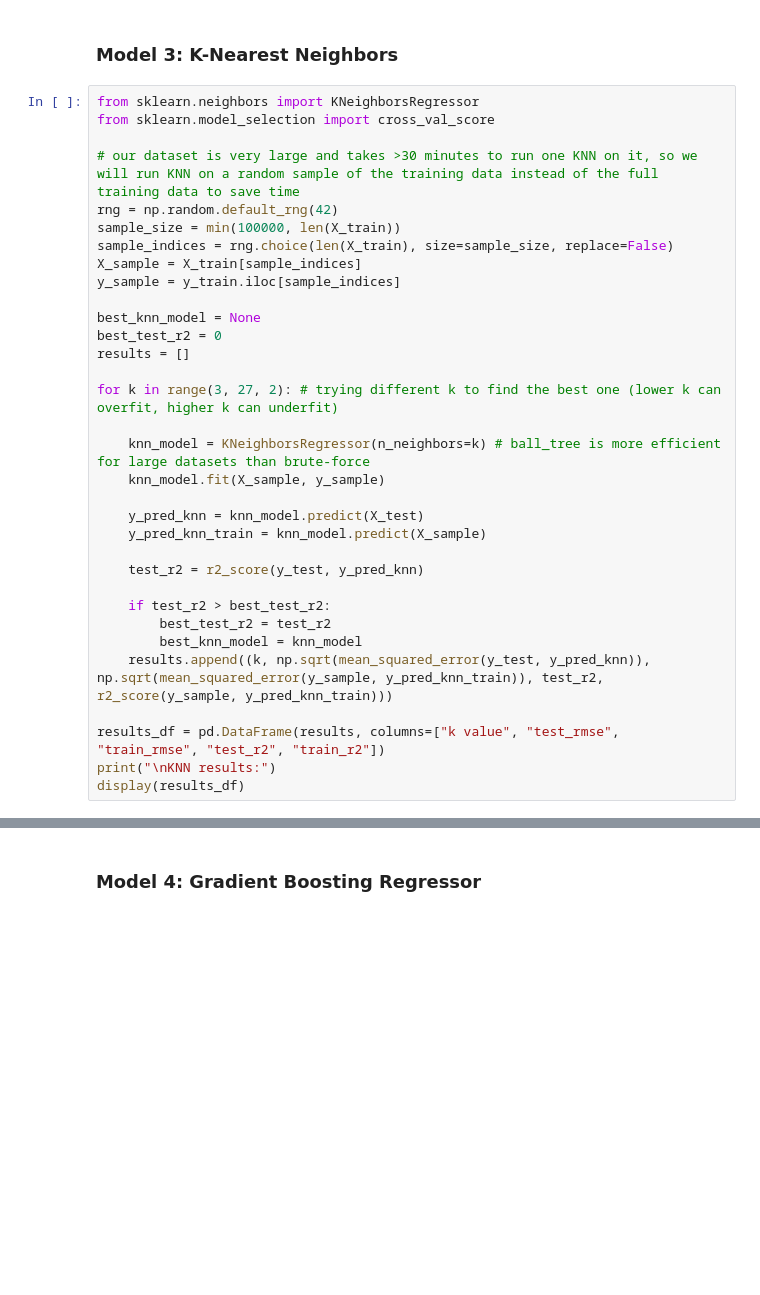
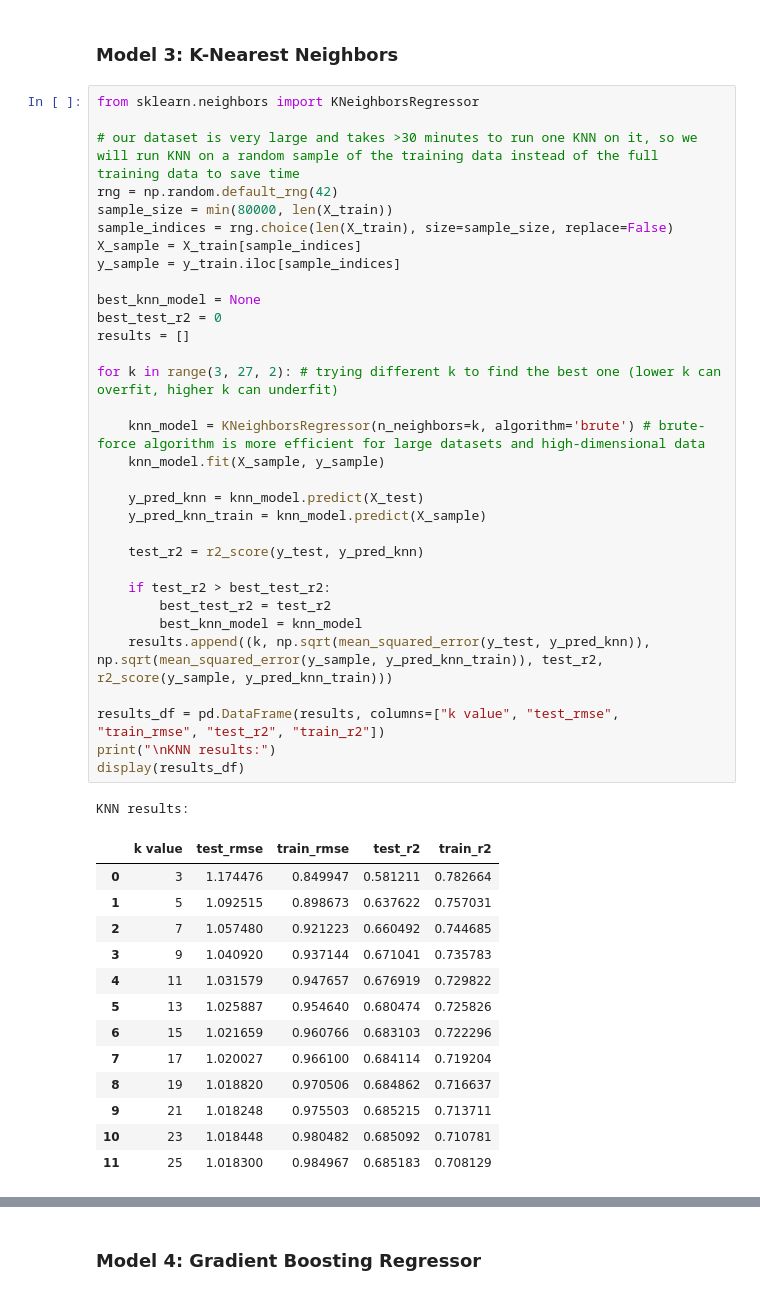
Before and after one commit to izzietaylor123/DS4400_final_project, a Jupyter notebook: model.ipynb, the cells around one changed output, grey strips where cells are left out. Cells and saved outputs as stored; diff of their text form; blank space fills up the shorter version.

```diff
--- a/model.ipynb
+++ b/model.ipynb
@@ -389,36 +387,50 @@ Top 15 most important features:
 ### Model 3: K-Nearest Neighbors
 # %%
 from sklearn.neighbors import KNeighborsRegressor
-from sklearn.model_selection import cross_val_score
 
 # our dataset is very large and takes >30 minutes to run one KNN on it, so we will run KNN on a random sample of the training data instead of the full training data to save time
 rng = np.random.default_rng(42)
-sample_size = min(100000, len(X_train))
+sample_size = min(80000, len(X_train))
 sample_indices = rng.choice(len(X_train), size=sample_size, replace=False)
 X_sample = X_train[sample_indices]
 y_sample = y_train.iloc[sample_indices]
 
 best_knn_model = None
 best_test_r2 = 0
 results = []
 
 for k in range(3, 27, 2): # trying different k to find the best one (lower k can overfit, higher k can underfit)
 
-    knn_model = KNeighborsRegressor(n_neighbors=k) # ball_tree is more efficient for large datasets than brute-force
+    knn_model = KNeighborsRegressor(n_neighbors=k, algorithm='brute') # brute-force algorithm is more efficient for large datasets and high-dimensional data
     knn_model.fit(X_sample, y_sample)
 
     y_pred_knn = knn_model.predict(X_test)
     y_pred_knn_train = knn_model.predict(X_sample)
 
     test_r2 = r2_score(y_test, y_pred_knn)
 
     if test_r2 > best_test_r2:
         best_test_r2 = test_r2
         best_knn_model = knn_model
     results.append((k, np.sqrt(mean_squared_error(y_test, y_pred_knn)), np.sqrt(mean_squared_error(y_sample, y_pred_knn_train)), test_r2, r2_score(y_sample, y_pred_knn_train)))
 
 results_df = pd.DataFrame(results, columns=["k value", "test_rmse", "train_rmse", "test_r2", "train_r2"])
 print("\nKNN results:")
 display(results_df)
+# %% [output]
+KNN results:
+|  | k value | test_rmse | train_rmse | test_r2 | train_r2 |
+| 0 | 3 | 1.174476 | 0.849947 | 0.581211 | 0.782664 |
+| 1 | 5 | 1.092515 | 0.898673 | 0.637622 | 0.757031 |
+| 2 | 7 | 1.057480 | 0.921223 | 0.660492 | 0.744685 |
+| 3 | 9 | 1.040920 | 0.937144 | 0.671041 | 0.735783 |
+| 4 | 11 | 1.031579 | 0.947657 | 0.676919 | 0.729822 |
+| 5 | 13 | 1.025887 | 0.954640 | 0.680474 | 0.725826 |
+| 6 | 15 | 1.021659 | 0.960766 | 0.683103 | 0.722296 |
+| 7 | 17 | 1.020027 | 0.966100 | 0.684114 | 0.719204 |
+| 8 | 19 | 1.018820 | 0.970506 | 0.684862 | 0.716637 |
+| 9 | 21 | 1.018248 | 0.975503 | 0.685215 | 0.713711 |
+| 10 | 23 | 1.018448 | 0.980482 | 0.685092 | 0.710781 |
+| 11 | 25 | 1.018300 | 0.984967 | 0.685183 | 0.708129 |
 # %% [markdown]
 #### Analysis
```
Also changed, not shown: parts of 8 cells of this notebook.
